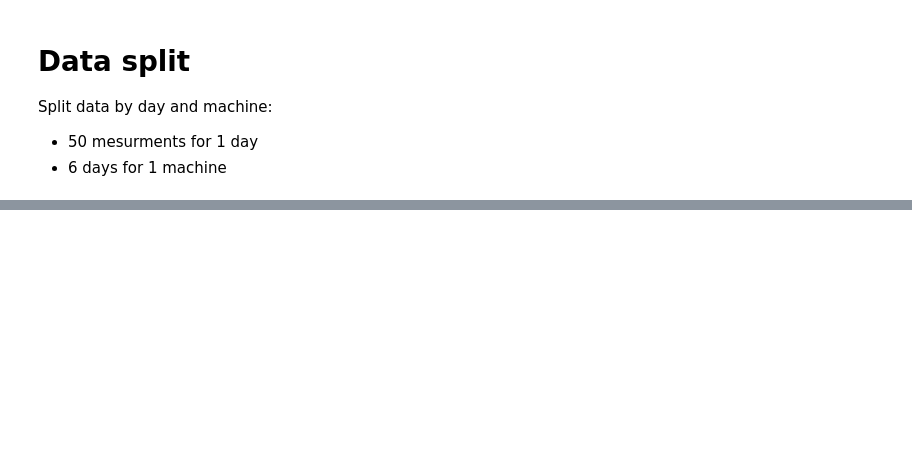
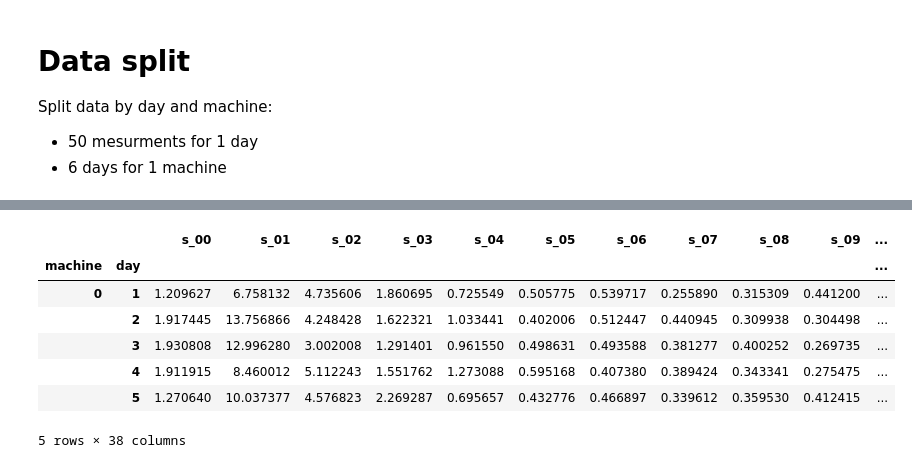
Before and after one commit to MarcoDiFrancesco/SmartElevator, a Jupyter notebook: 6-feature-extractor.ipynb, the cells around one changed output, grey strips where cells are left out. Saved outputs shown, nothing was run; the diff lists cells and outputs as text; code cells hidden in the pictures; blank space fills up the shorter version.

```diff
--- a/6-feature-extractor.ipynb
+++ b/6-feature-extractor.ipynb
@@ -210,0 +108,17 @@ dict_keys(['mean', 'rms', 'variance', 'skewness', 'kurtosis', 'max_value', 'peak
+# %%
+def variance(df):
+    df = df.var()
+    return df
+
+
+df_var = variance(df_gb)
+df_var.head()
+# %% [output]
+|  |  | s_00 | s_01 | s_02 | s_03 | s_04 | s_05 | s_06 | s_07 | s_08 | s_09 | ... |
+| machine | day |  |  |  |  |  |  |  |  |  |  | ... |
+| 0 | 1 | 1.209627 | 6.758132 | 4.735606 | 1.860695 | 0.725549 | 0.505775 | 0.539717 | 0.255890 | 0.315309 | 0.441200 | ... |
+|  | 2 | 1.917445 | 13.756866 | 4.248428 | 1.622321 | 1.033441 | 0.402006 | 0.512447 | 0.440945 | 0.309938 | 0.304498 | ... |
+|  | 3 | 1.930808 | 12.996280 | 3.002008 | 1.291401 | 0.961550 | 0.498631 | 0.493588 | 0.381277 | 0.400252 | 0.269735 | ... |
+|  | 4 | 1.911915 | 8.460012 | 5.112243 | 1.551762 | 1.273088 | 0.595168 | 0.407380 | 0.389424 | 0.343341 | 0.275475 | ... |
+|  | 5 | 1.270640 | 10.037377 | 4.576823 | 2.269287 | 0.695657 | 0.432776 | 0.466897 | 0.339612 | 0.359530 | 0.412415 | ... |
+5 rows × 38 columns
```
Also changed, not shown: parts of 26 cells of this notebook, 13 other files.
